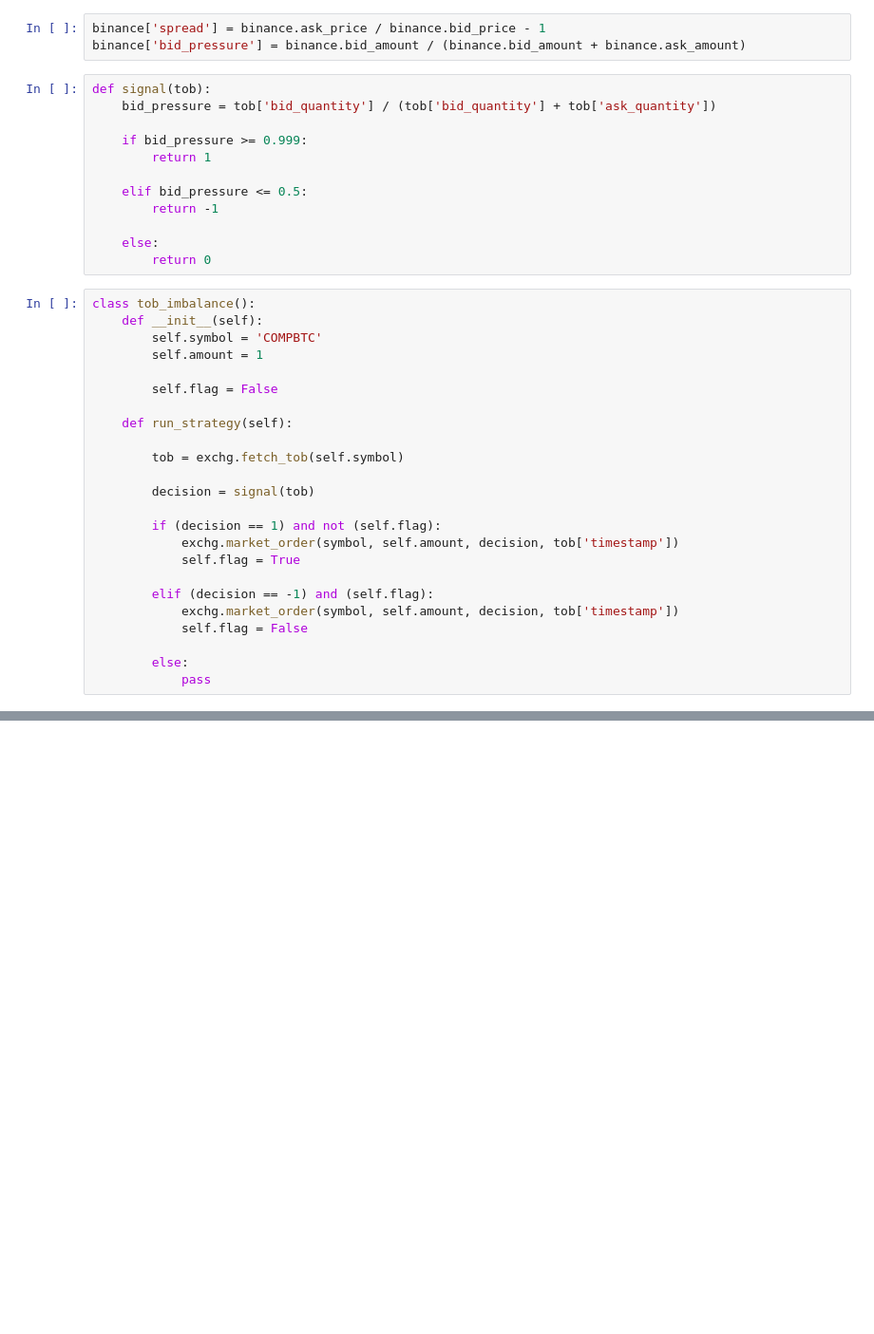
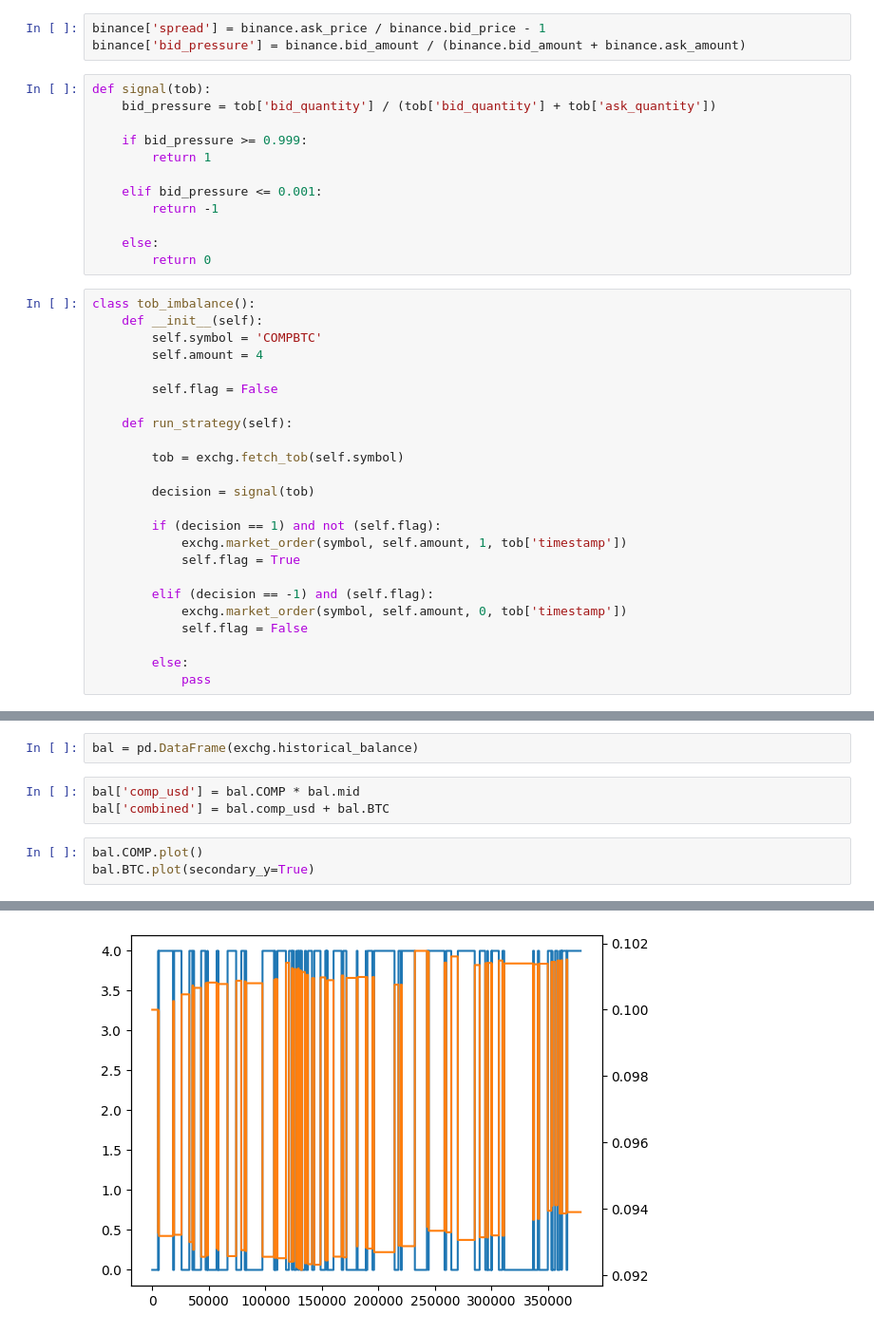
Before and after one commit to jaNGOB/pySimX, a Jupyter notebook: upbit_strat.ipynb, the cells around one changed output, grey strips where cells are left out. Shown at 95% size. Drawn from its saved outputs; the diff is of its cells as text; blank space fills up the shorter version.

```diff
--- a/upbit_strat.ipynb
+++ b/upbit_strat.ipynb
@@ -99,7 +99,7 @@ def signal(tob):
     if bid_pressure >= 0.999:
         return 1
 
-    elif bid_pressure <= 0.5:
+    elif bid_pressure <= 0.001:
         return -1
 
     else:
@@ -108,7 +108,7 @@ def signal(tob):
 class tob_imbalance():
     def __init__(self):
         self.symbol = 'COMPBTC'
-        self.amount = 1
+        self.amount = 4
 
         self.flag = False
 
@@ -119,11 +119,11 @@ class tob_imbalance():
         decision = signal(tob)
 
         if (decision == 1) and not (self.flag):
-            exchg.market_order(symbol, self.amount, decision, tob['timestamp'])
+            exchg.market_order(symbol, self.amount, 1, tob['timestamp'])
             self.flag = True
 
         elif (decision == -1) and (self.flag):
-            exchg.market_order(symbol, self.amount, decision, tob['timestamp'])
+            exchg.market_order(symbol, self.amount, 0, tob['timestamp'])
             self.flag = False
 
         else:
@@ -185,0 +167,9 @@ Open Sell Orders
+# %%
+bal = pd.DataFrame(exchg.historical_balance)
+# %%
+bal['comp_usd'] = bal.COMP * bal.mid
+bal['combined'] = bal.comp_usd + bal.BTC
+# %%
+bal.COMP.plot()
+bal.BTC.plot(secondary_y=True)
+# %% [output]
@@ -185,0 +177 @@ Open Sell Orders
+[figure, added]
```
Also changed, not shown: parts of 8 cells of this notebook, 1 other file.
